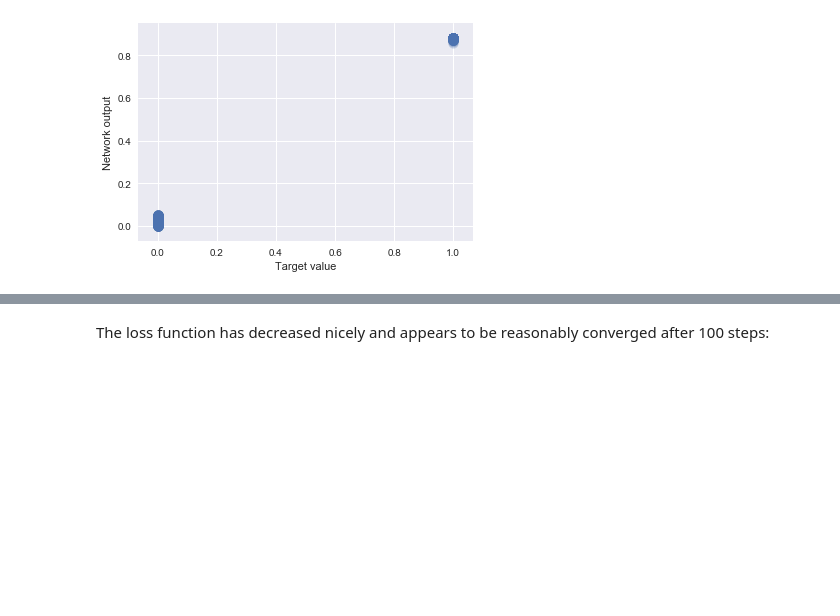
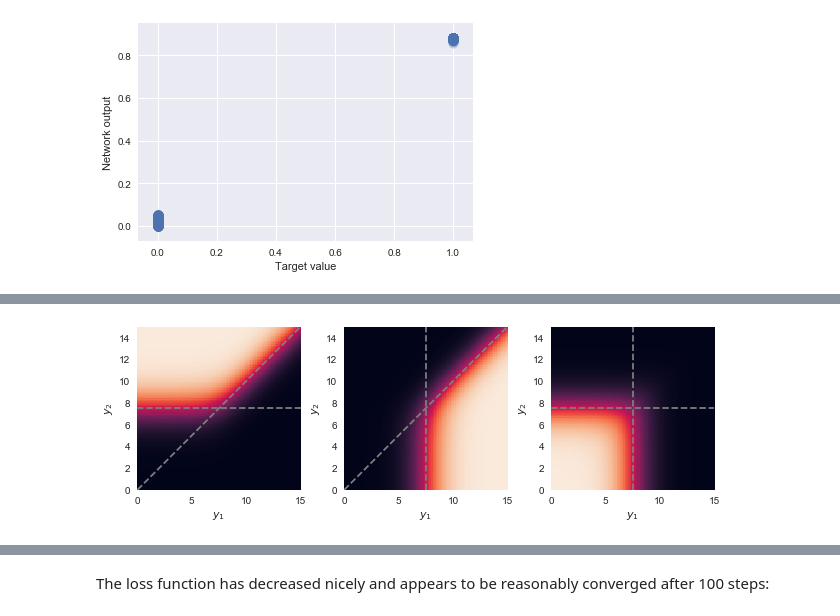
Before and after one commit to bubnicbf/phys_714, a Jupyter notebook: notebooks/NeuralNetworks.ipynb, the cells around one changed output, grey strips where cells are left out. Drawn from its saved outputs; the diff is of its cells as text; code cells hidden in the pictures; blank space fills up the shorter version.

```diff
--- a/notebooks/NeuralNetworks.ipynb
+++ b/notebooks/NeuralNetworks.ipynb
@@ -342,0 +413,5 @@ To optimize our test problem above, we first need to start from random parameter
+# %%
+def softmax(y):
+    # subtract out max(y) improve the numerical accuracy
+    expy = np.exp(y - np.max(y))
+    return expy / expy.sum()
@@ -342,0 +427,18 @@ To optimize our test problem above, we first need to start from random parameter
+# %%
+def plot_softmax(ylo, yhi, n=100):
+    y_grid = np.linspace(ylo, yhi, n)
+    y3 = 0.5 * (ylo + yhi)
+    p_grid = np.array([softmax([y1, y2, y3]) for y1 in y_grid for y2 in y_grid]).reshape(n, n, 3)
+    _, ax = plt.subplots(1, 3, figsize=(10.5, 3))
+    for k in range(3):
+        ax[k].imshow(p_grid[:, :, k], interpolation='none', origin='lower', extent=[ylo, yhi, ylo, yhi])
+        ax[k].set_xlabel('$y_1$')
+        ax[k].set_ylabel('$y_2$')
+        if k != 0: ax[k].axvline(y3, c='gray', ls='--')
+        if k != 1: ax[k].axhline(y3, c='gray', ls='--')
+        if k != 2: ax[k].plot([ylo, yhi], [ylo, yhi], c='gray', ls='--')
+        ax[k].grid('off')
+
+plot_softmax(0, 15)
+# %% [output]
+[figure, added]
```
Also changed, not shown: parts of 44 cells of this notebook.
